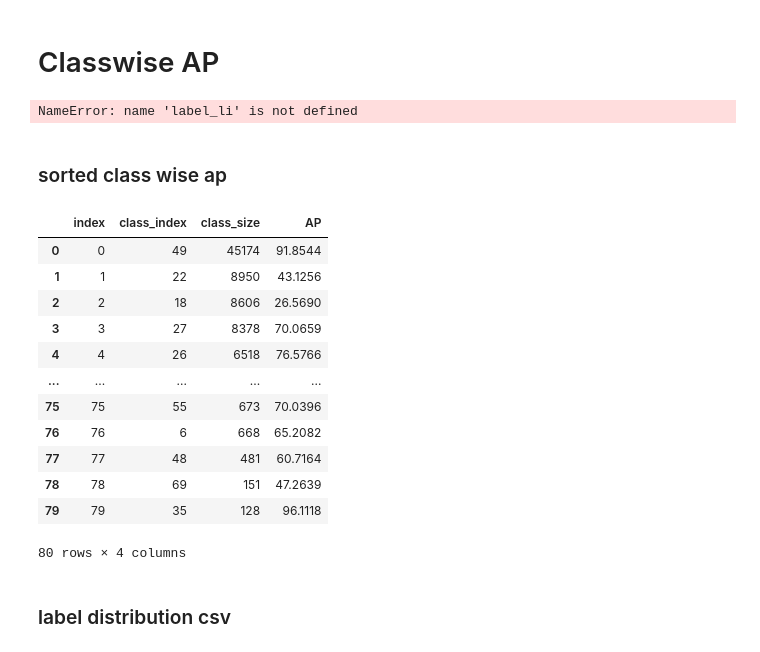
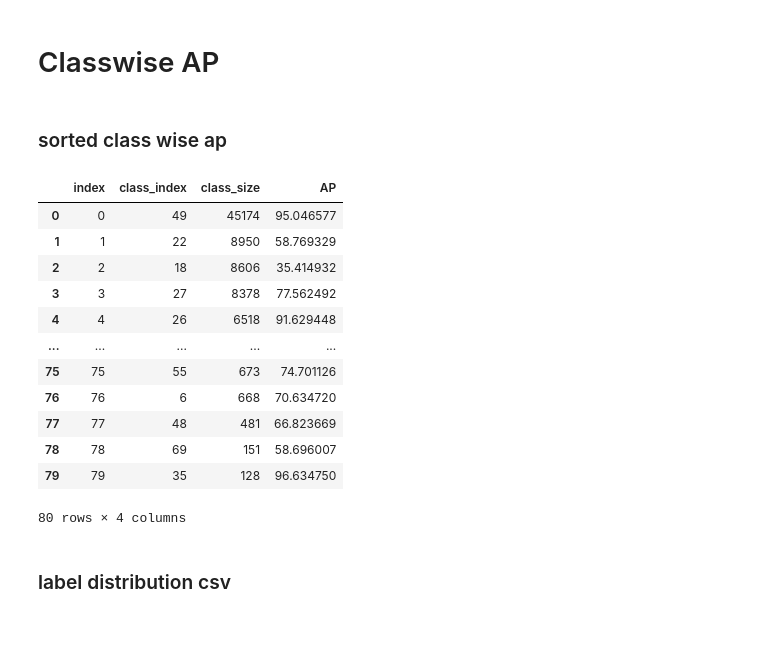
Before and after one commit to SeonghaEom/LT-ML, a Jupyter notebook: notebooks/AP_classwise.ipynb, the cells around one changed output. Drawn from its saved outputs; the diff is of its cells as text; code cells hidden in the pictures.

```diff
--- a/notebooks/AP_classwise.ipynb
+++ b/notebooks/AP_classwise.ipynb
@@ -103,7 +113,7 @@ for k, v in config.items():
 
 m_li = [base_resnet50(model_path=config['resnet50'], num_classes=80, pretrained=True),\
    base_vit(config['vit'], 80, image_size=224, pretrained=True),\
-      base_swin(config['swin'], 80, image_size=224, pretrained=True, requires_grad=True),\
+      base_swin(config['swin'], 80, image_size=224, pretrained=True),\
          base_convnext(config['convnext'], 80, image_size=224, pretrained=True), \
            base_mlpmixer(config['mlpmixer'], num_classes=80, image_size=224, pretrained=True)]
 # m_li2 = [BaseResnet(m_li[0], 80)]
@@ -134,5 +168,6 @@ Linear(in_features=768, out_features=80, bias=True)
 # %%
-i=1
+i=4
 key_list = list(config)
 print(key_list[i])
+m_name = key_list[i]
 # %% [output]
@@ -237,30 +261,3 @@ label_li = ['aeroplane', 'bicycle', 'bird', 'boat', 'bottle', 'bus', 'car', 'cat
        'pottedplant', 'sheep', 'sofa', 'train', 'tvmonitor']#voc
 label_li = list(class_di.keys()) #coco
 ap_li = 100 * AP.value()
-# %%
-
-#classifier
-ap_li = [75.4188, 76.3768, 66.3551, 79.1177, 45.1441, 62.4649, 83.6811, 85.9619,
-        58.1541, 48.6313, 67.8912, 79.3836, 79.2103, 69.3254, 88.5846, 50.0462,
-        26.8350, 57.0530, 75.6681, 71.1823]#FC
-ap_li2 = [77.9105, 76.8534, 71.2095, 80.9140, 45.2674, 63.6200, 84.0961, 86.4019,
-        59.8740, 52.9656, 68.0257, 80.5327, 79.3948, 71.0906, 88.7570, 49.5162,
-        33.0532, 55.2915, 76.8210, 70.2609]#Transformer
-ap_li_gcn = [44.9041, 51.7194, 41.8896, 52.5085, 31.0836, 42.8794, 75.6171, 61.9646,
-        39.8540, 26.9209, 45.8847, 50.5602, 48.6032, 48.8849, 78.4147, 37.8425,
-        15.7030, 46.4849, 45.6828, 53.3943]#gcn
-ap_li_tc = [52.6595, 59.2412, 48.0880, 60.5390, 34.5672, 49.0508, 77.6743, 70.0045,
-        42.0592, 32.3638, 49.0484, 57.0762, 55.9363, 55.3863, 81.9262, 41.5481,
-        18.1342, 48.6349, 52.5640, 58.6664]#TC
-
-#backbone;
-ap_li_resnet50_fc_coco = [44.8806, 18.7181,  4.2505, 26.0276,  1.8891,  2.0793, 55.0725, 29.3584,
-        21.6527, 13.7635, 34.6959, 50.7117,  4.5387,  9.8258, 10.3550, 42.5709,
-        39.2878, 19.0187, 29.4253, 10.1510, 57.6950, 11.8762, 13.9065, 42.1499,
-         4.6982, 33.9326, 10.8716, 15.9627, 32.3844, 19.4244, 61.4208, 29.5272,
-         3.1157,  3.6808, 75.4917,  0.1942,  5.2710, 19.7860, 15.4992, 16.0211,
-        15.0432,  3.9782, 21.1419,  8.8907, 30.8293,  1.9951, 32.1277, 21.3268,
-        20.2985, 83.6436, 46.0174,  5.8537, 20.1276,  5.9066, 20.2521, 12.6364,
-        54.7259, 21.3757,  3.1344,  6.6266,  3.5166,  3.2945,  3.5212, 31.7686,
-        15.5602, 11.4469, 40.4510,  2.9287, 17.3079,  0.1819, 36.1461,  2.6347,
-        30.3691, 31.7924, 28.6856, 21.0613, 17.1495, 20.7845,  3.5991, 73.5261]
@@ -276,13 +264,2 @@ def sort_by_class_size(ap_li):
-# %%
-
-with open("AP_{}_fc.txt".format(name_map[0]), "w") as f:
-  f.write (str(sort_by_class_size(ap_li)))
-# %% [output]
-NameError: name 'label_li' is not defined
 # %% [markdown]
 ### sorted class wise ap
-# %%
-ap_li = [(87.2317), (37.9691), (25.5833), (60.2952), (71.5306), (82.1195), (88.1945), (65.4069), (40.6149), (41.1147), (56.1550), (70.4887), (47.4118), (46.0852), (51.6309), (80.2644), (71.3544), (53.0769), (62.6369), (46.5251), (83.0326), (38.1768), (54.7562), (64.7367), (53.6059), (62.9250), (50.5712), (65.0720), (66.4795), (56.4693), (93.2486), (53.6870), (45.0067), (49.6613), (94.2364), (2.5078), (32.1601), (71.6280), (53.7966), (66.5539), (73.0900), (37.8341), (65.7573), (42.9252), (76.6879), (66.2664), (53.7973), (64.0184), (44.7371), (95.6273), (79.7539), (32.5730), (52.1021), (43.1948), (54.0491), (29.8070), (76.0650), (72.6686), (66.8284), (83.8258), (51.1537), (37.7894), (58.2430), (50.6816), (39.5533), (83.3577), (63.9864), (90.7062), (63.3839), (8.1543), (83.6346), (31.7384), (60.2249), (87.2840), (52.6824), (64.5797), (57.4210), (57.0662), (40.5110), (95.1418)]#resnet50
-
-ap_li = [(45.3500), (18.2222), (13.6026), (23.4529), (42.3237), (49.2937), (22.8450), (20.3572), (15.8094), (14.2007), (14.6072), (27.6725), (19.2367), (23.4214), (28.1970), (49.6993), (35.2519), (13.4251), (39.2461), (25.9420), (25.2125), (14.7421), (30.5735), (27.2955), (15.7352), (13.5201), (27.8317), (40.5388), (10.5245), (13.2751), (37.1561), (7.5296), (24.1639), (19.6291), (54.0519), (0.7407), (17.6404), (13.3025), (11.5703), (24.3879), (34.7420), (19.7303), (27.4391), (16.8291), (38.1872), (25.5800), (30.7358), (24.3021), (3.6065), (84.7080), (46.3175), (18.6291), (19.6434), (14.5465), (21.8009), (3.2022), (25.4228), (42.3088), (15.8355), (59.7384), (23.9780), (16.0761), (36.3887), (28.1691), (7.4630), (52.5339), (13.9503), (54.7527), (24.7485), (1.0721), (46.4781), (5.2758), (30.5740), (40.9817), (26.0356), (31.9627), (14.5073), (20.7029), (12.1453), (82.5090)]#vit
-ap_li = [(91.8544), (43.1256), (26.5690), (70.0659), (76.5766), (84.6905), (90.6705), (69.3488), (47.3465), (46.3260), (54.2423), (69.1731), (47.7069), (46.4438), (52.9935), (83.0113), (75.7541), (61.6797), (63.1336), (45.6008), (87.5212), (46.0696), (54.7016), (67.6697), (61.8478), (74.0051), (49.7442), (65.4748), (67.8092), (59.1135), (95.4002), (56.4176), (42.4934), (57.2041), (95.3415), (3.8831), (33.3568), (81.3636), (60.9955), (66.7404), (79.6752), (40.4530), (75.0224), (44.1766), (80.7608), (68.4051), (61.7054), (69.1169), (47.6977), (95.0259), (87.2624), (32.2685), (63.9545), (60.0900), (57.4585), (30.5509), (81.0403), (77.1382), (79.4230), (79.7268), (52.0464), (37.4560), (52.7913), (45.6313), (47.3443), (87.6463), (72.8188), (95.4763), (67.9169), (4.8832), (87.2957), (29.0972), (64.6534), (91.6069), (50.3383), (70.0396), (65.2082), (60.7164), (47.2639), (96.1118)]#swin
@@ -291,24 +266,24 @@ idx = 2
 # %%
 data_ = {"class_index": list(class_di.keys()),
 "class_size": list(class_di.values()),
 "AP": ap_li}
 
 df = pd.DataFrame(data=data_)
-df.to_csv("sorted_ap_{}.csv".format(key_list[i]))
+df.to_csv("../figures/{}/sorted_ap_{}.csv".format(m_name, m_name))
 df.reset_index()
 # %% [output]
 |  | index | class_index | class_size | AP |
-| 0 | 0 | 49 | 45174 | 91.8544 |
-| 1 | 1 | 22 | 8950 | 43.1256 |
-| 2 | 2 | 18 | 8606 | 26.5690 |
-| 3 | 3 | 27 | 8378 | 70.0659 |
-| 4 | 4 | 26 | 6518 | 76.5766 |
+| 0 | 0 | 49 | 45174 | 95.046577 |
+| 1 | 1 | 22 | 8950 | 58.769329 |
+| 2 | 2 | 18 | 8606 | 35.414932 |
+| 3 | 3 | 27 | 8378 | 77.562492 |
+| 4 | 4 | 26 | 6518 | 91.629448 |
 | ... | ... | ... | ... | ... |
-| 75 | 75 | 55 | 673 | 70.0396 |
-| 76 | 76 | 6 | 668 | 65.2082 |
-| 77 | 77 | 48 | 481 | 60.7164 |
-| 78 | 78 | 69 | 151 | 47.2639 |
-| 79 | 79 | 35 | 128 | 96.1118 |
+| 75 | 75 | 55 | 673 | 74.701126 |
+| 76 | 76 | 6 | 668 | 70.634720 |
+| 77 | 77 | 48 | 481 | 66.823669 |
+| 78 | 78 | 69 | 151 | 58.696007 |
+| 79 | 79 | 35 | 128 | 96.634750 |
 80 rows × 4 columns
 # %% [markdown]
 ### label distribution csv
```
Also changed, not shown: parts of 13 cells of this notebook, 15 other files.
